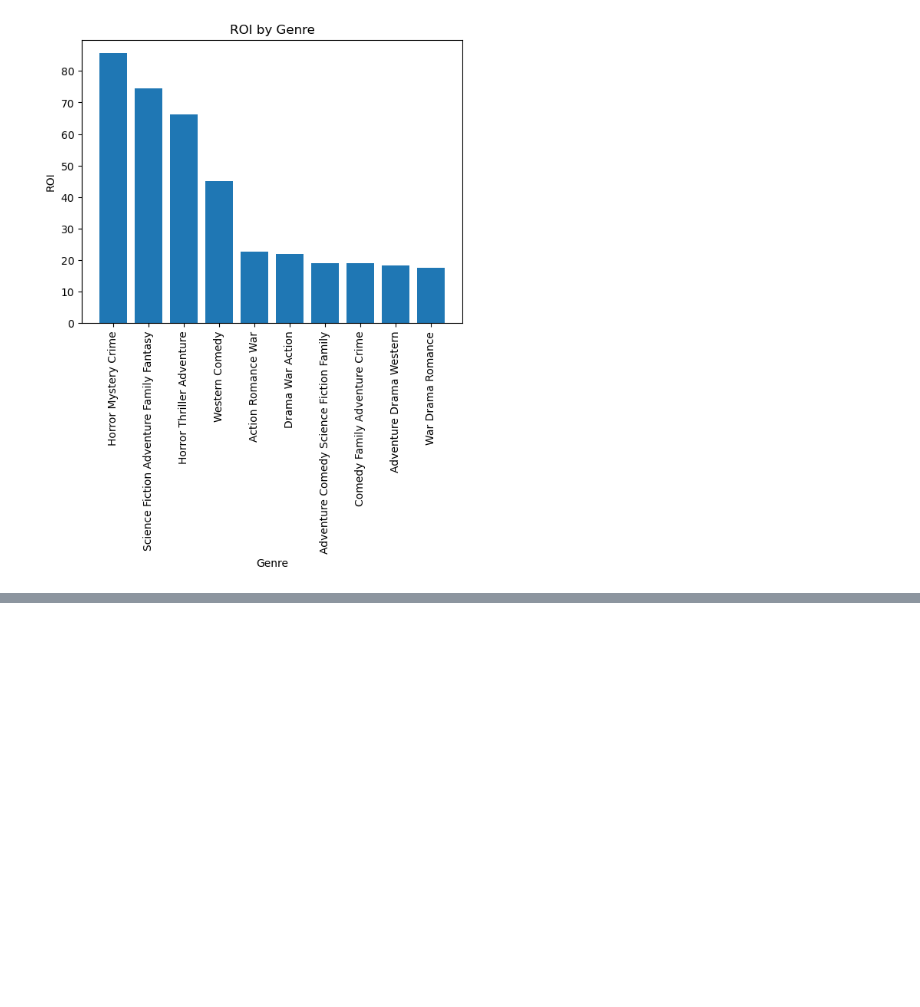
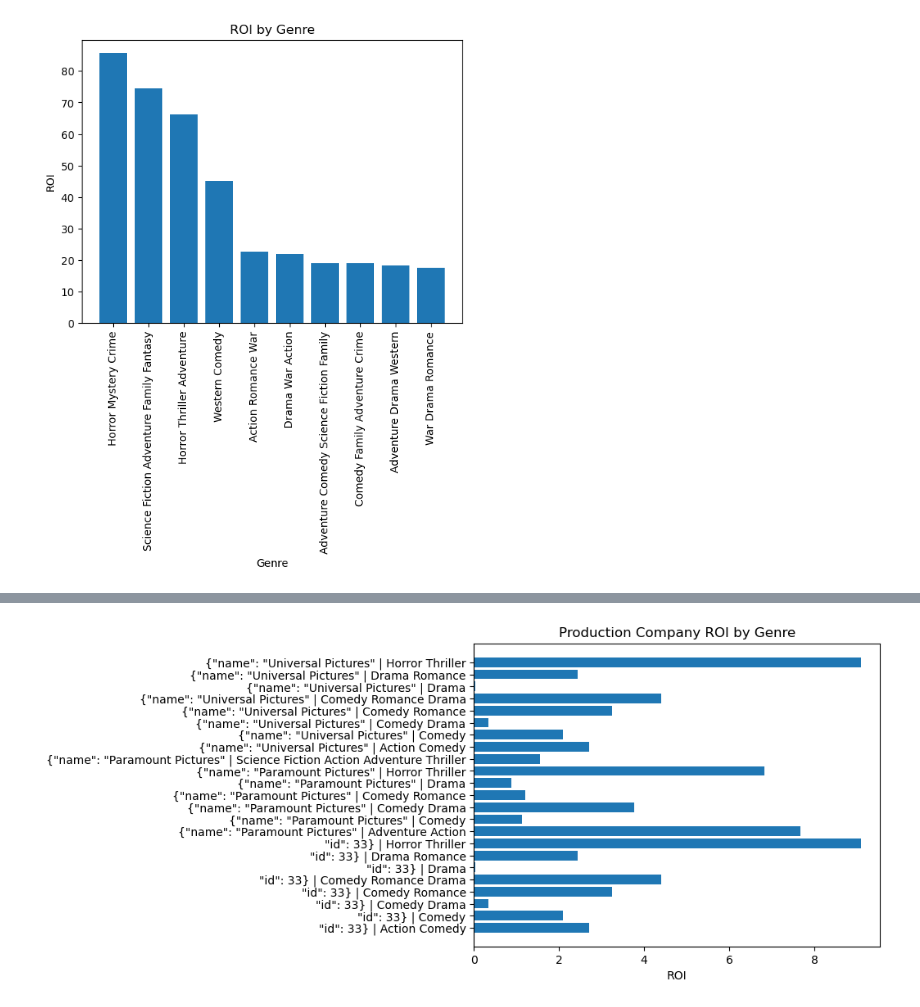
Before and after one commit to poojashelke8/Data_Science, a Jupyter notebook: Data_practice/Movie_EDA_Analysis/notebook/movie_Analysis.ipynb, the cells around one changed output, grey strips where cells are left out. Drawn from its saved outputs; the diff is of its cells as text; code cells hidden in the pictures; blank space fills up the shorter version.

```diff
--- a/Data_practice/Movie_EDA_Analysis/notebook/movie_Analysis.ipynb
+++ b/Data_practice/Movie_EDA_Analysis/notebook/movie_Analysis.ipynb
@@ -135,7 +134,7 @@ print(movie_raw_data['genres'].isna().sum())
 
 # creating seperate dataframe for genres to analyze also dropping na
 
-genre_data = movie_raw_data.dropna(subset=['genres']).copy()
+genre_df = movie_raw_data.dropna(subset=['genres']).copy()
 
 # Split multi-genres
 genre_df['genres'] = genre_df['genres'].str.split('|')
@@ -287,0 +452,24 @@ plt.show()
+# %%
+top_companies = (
+    company_genre_perf
+    .groupby('production_companies')['movie_count']
+    .sum()
+    .sort_values(ascending=False)
+    .head(3)
+    .index
+)
+
+plot_df = company_genre_perf[
+    company_genre_perf['production_companies'].isin(top_companies)
+]
+
+plt.figure()
+plt.barh(
+    plot_df['production_companies'] + ' | ' + plot_df['genres'],
+    plot_df['ROI']
+)
+plt.title('Production Company ROI by Genre')
+plt.xlabel('ROI')
+plt.show()
+# %% [output]
+[figure, added]
```
Also changed, not shown: parts of 10 cells of this notebook, 1 other file.
